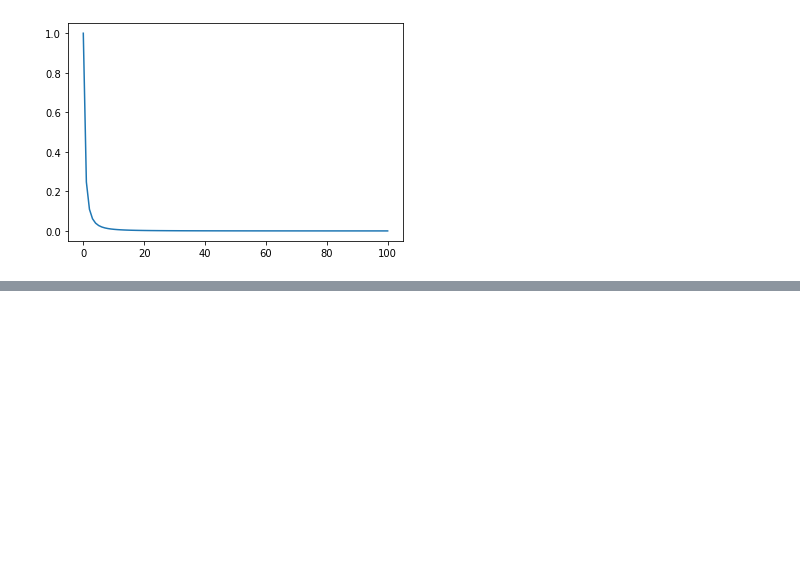
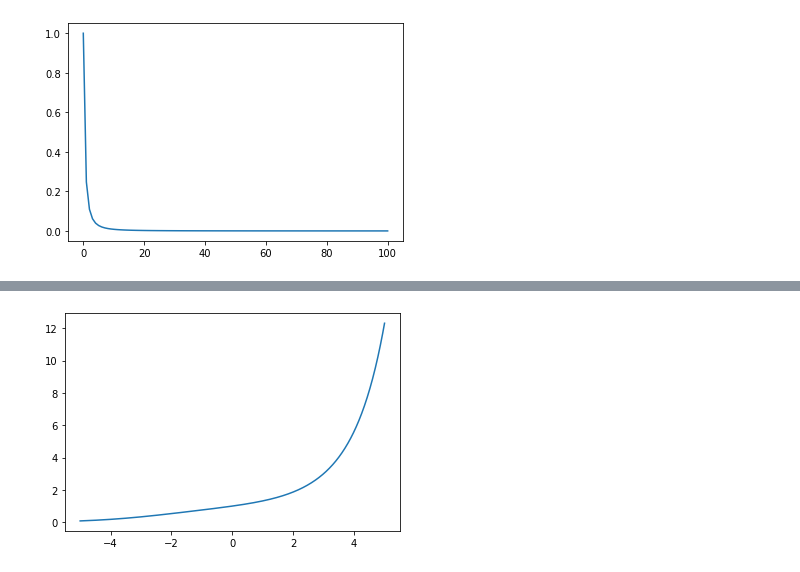
Before and after one commit to requeima/kernelcnp, a Jupyter notebook: notebooks/scratch-output.ipynb, the cells around one changed output, grey strips where cells are left out. Saved outputs shown, nothing was run; the diff lists cells and outputs as text; code cells hidden in the pictures; blank space fills up the shorter version.

```diff
--- a/notebooks/scratch-output.ipynb
+++ b/notebooks/scratch-output.ipynb
@@ -463,0 +255,11 @@ plt.show()
+# %%
+x = torch.linspace(-5., 5., 1000)
+a = 1.*torch.ones_like(x)
+b = 6.*torch.ones_like(x)
+
+y = copula_layer.marginal_transformation(x, a, b)
+
+plt.plot(x, y)
+plt.show()
+# %% [output]
+[figure, added]
```
Also changed, not shown: parts of 12 cells of this notebook, 1 other file.
